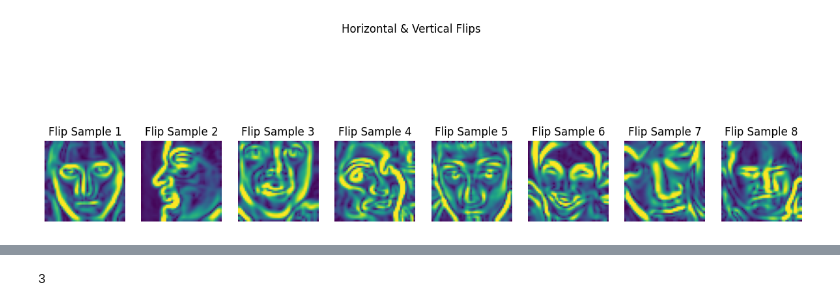
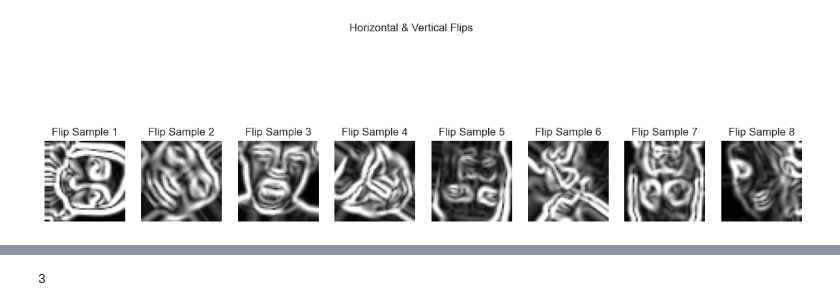
Before and after one commit to Adhamzineldin/Machine_learning_Project, a Jupyter notebook: image/imageModel.ipynb, the cells around one changed output, grey strips where cells are left out. Cells and saved outputs as stored; diff of their text form; code cells hidden in the pictures.

```diff
--- a/image/imageModel.ipynb
+++ b/image/imageModel.ipynb
@@ -59,10 +196,7 @@ FileNotFoundError: [Errno 2] No such file or directory: 'fer2013.csv'
 #we need 5 classes so we drop the 2 with the least data to help balance out the model
 # X_train=X_train[~X_train]
 # %%
-#relabling data. NOTE THAT LABEL ENCODING ASSIGNS LABELS BY ALPHABETICAL ORDER AND THEREFORE THE LAST 3 LABELS WOULD BE DIFFERENT
-train['emotion']=train['emotion'].map({0:"angry",1:"disgust",2:"fear",3:"happy",4:"sad",5:"surprise",6:"neutral"})
-print(train["emotion"].unique())
-le=LabelEncoder()
-train['emotion']=le.fit_transform(train['emotion'])
-print(train["emotion"].head(10))
+# Check label distribution in training data
+print("Training label counts:")
+print(train['emotion'].value_counts().sort_index())
 # %% [output]
@@ -139,7 +310,8 @@ print(type(X_test_arr))
 # %%
-#unflattening data for preprocessing
-X_train_unflattened = X_train_arr.reshape(-1, 48, 48)
-print(X_train_unflattened.shape)
-X_test_unflattened = X_test_arr.reshape(-1, 48, 48)
-print(X_test_unflattened.shape)
+# Data already has shape (n_samples, height, width) - 48x48 images
+X_train_unflattened = X_train_arr  # Already in correct shape
+X_test_unflattened = X_test_arr    # Already in correct shape
+
+print("X_train_unflattened shape:", X_train_unflattened.shape)
+print("X_test_unflattened shape:", X_test_unflattened.shape)
 # %% [output]
@@ -239,8 +411,62 @@ plt.show()
 # %%
 # data augmentation (generating extra samples from existing ones). takes clean data
 # generating flipped + rotated images
+
+# Verify data consistency - ensure X_train_sobel matches Y_train length
+print("Checking data consistency before augmentation...")
+print(f"Y_train shape: {Y_train.shape}")
+print(f"X_train_sobel shape: {X_train_sobel.shape if 'X_train_sobel' in globals() else 'Not found'}")
+
+if 'X_train_sobel' in globals() and X_train_sobel.shape[0] != Y_train.shape[0]:
+    print(f"\n⚠️  MISMATCH DETECTED! Recreating arrays from filtered data...")
+    print(f"   X_train_sobel has {X_train_sobel.shape[0]} samples but Y_train has {Y_train.shape[0]} samples")
+
+    # Recreate X_train_arr and X_test_arr from filtered pixels
+    X_train_arr = np.array([pixels_to_array(img) for img in X_train_pixels])
+    X_test_arr = np.array([pixels_to_array(img) for img in X_test_pixels])
+
+    # Recreate X_train_unflattened and X_test_unflattened
+    X_train_unflattened = X_train_arr
+    X_test_unflattened = X_test_arr
+
+    # Recreate CLAHE arrays
+    X_train_uint8 = X_train_unflattened.astype(np.uint8)
+    X_test_uint8 = X_test_unflattened.astype(np.uint8)
+    clahe = cv2.createCLAHE(clipLimit=2.0, tileGridSize=(4, 4))
+    X_train_clahe = np.array([clahe.apply(img) for img in X_train_uint8], dtype=np.uint8)
+    X_test_clahe = np.array([clahe.apply(img) for img in X_test_uint8], dtype=np.uint8)
+
+    # Recreate Gaussian arrays
+    X_train_gauss = np.array([cv2.GaussianBlur(img, (5,5), 0) for img in X_train_clahe], dtype=np.uint8)
+    X_test_gauss = np.array([cv2.GaussianBlur(img, (5,5), 0) for img in X_test_clahe], dtype=np.uint8)
+
+    # Recreate Sobel arrays
+    X_train_sobel = []
+    for img in X_train_gauss:
+        sobelx = cv2.Sobel(img, cv2.CV_64F, 1, 0, ksize=3)
+        sobely = cv2.Sobel(img, cv2.CV_64F, 0, 1, ksize=3)
+        grad_mag = np.sqrt(sobelx**2 + sobely**2)
+        grad_mag = np.uint8(np.clip(grad_mag, 0, 255))
+        X_train_sobel.append(grad_mag)
+    X_train_sobel = np.array(X_train_sobel, dtype=np.uint8)
+
+    X_test_sobel = []
+    for img in X_test_gauss:
+        sobelx = cv2.Sobel(img, cv2.CV_64F, 1, 0, ksize=3)
+        sobely = cv2.Sobel(img, cv2.CV_64F, 0, 1, ksize=3)
+        grad_mag = np.sqrt(sobelx**2 + sobely**2)
+        grad_mag = np.uint8(np.clip(grad_mag, 0, 255))
+        X_test_sobel.append(grad_mag)
+    X_test_sobel = np.array(X_test_sobel, dtype=np.uint8)
+
+    print(f"✅ Arrays recreated successfully!")
+    print(f"   X_train_sobel: {X_train_sobel.shape}")
+    print(f"   Y_train: {Y_train.shape}")
+else:
+    print("✅ Data consistency verified - all arrays match!")
+
 samples=expand_dims(X_train_sobel.astype('float32'),axis=-1)
-print("Batch shape:" , samples.shape)
+print("\nBatch shape:" , samples.shape)
 augmented_images = []
 augmented_labels = []
 
@@ -261,9 +487,15 @@ iterator = data_gen.flow(samples, Y_train, batch_size=batch_size)
 fig, axes = plt.subplots(nrows=1, ncols=8, figsize=(15, 5))
 
 for i in range(8):
-    # Get a batch (1 image), take first image
-    batch = next(iterator)[0].astype('uint8')
-    axes[i].imshow(batch)
+    # Get a batch, take first image from batch
+    batch = next(iterator)[0]  # Shape: (batch_size, 48, 48, 1)
+    img = batch[0].astype('uint8')  # Take first image from batch
+    # Reshape to 2D if needed
+    if img.ndim == 3:
+        img = img.reshape(48, 48)  # Remove channel dimension
+    elif img.ndim == 1:
+        img = img.reshape(48, 48)  # Reshape if flattened
+    axes[i].imshow(img, cmap='gray')
     axes[i].set_title(f"Flip Sample {i+1}")
     axes[i].axis("off")
 
@@ -274,4 +516,4 @@ Batch shape: (28709, 48, 48, 1)
-[figure, old version]
+[figure, new version]
 # %%
 #generate rotated images
 data_gen = ImageDataGenerator(rotation_range=360, fill_mode='nearest')
```
Also changed, not shown: parts of 26 cells of this notebook, 1 other file.
